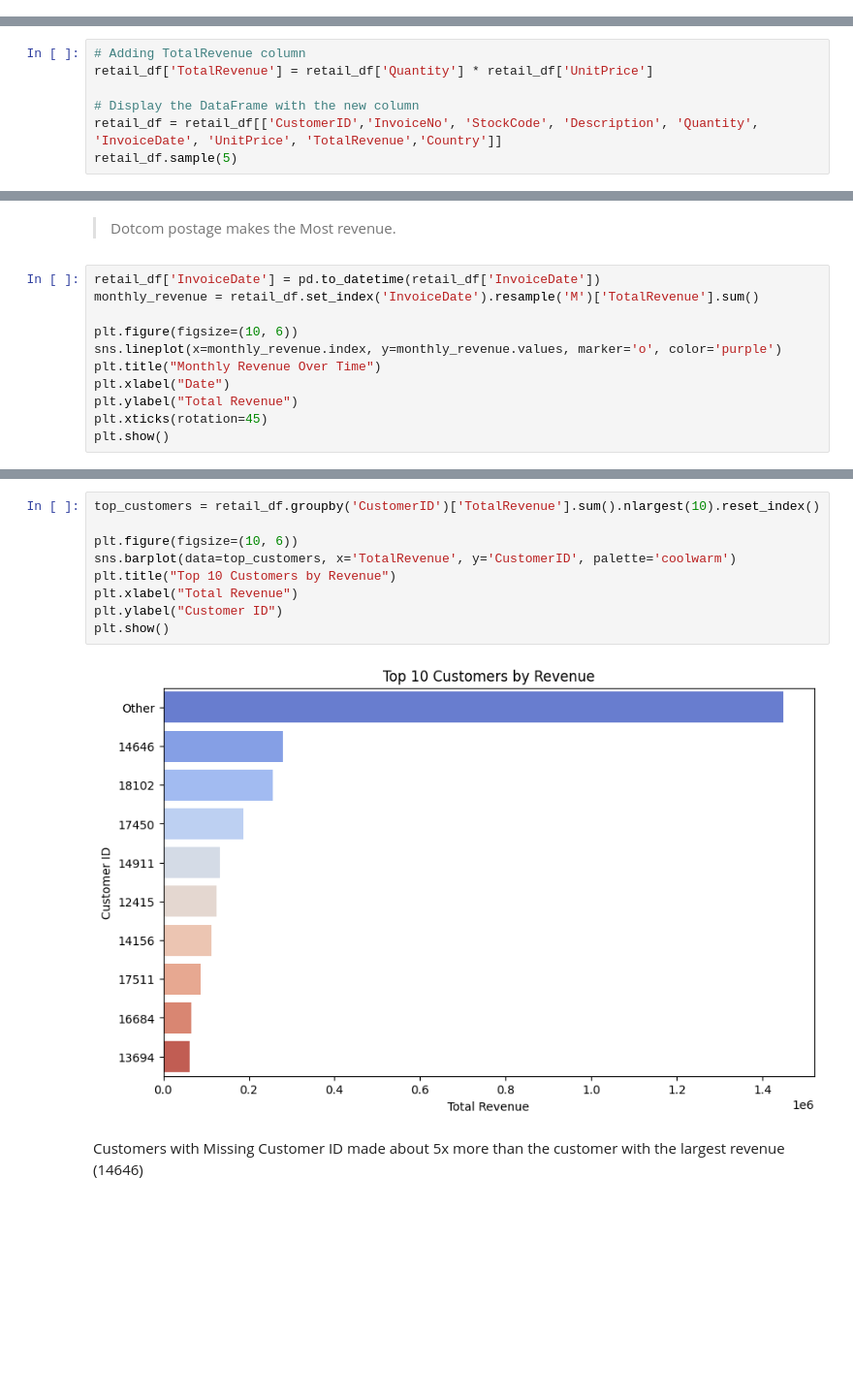
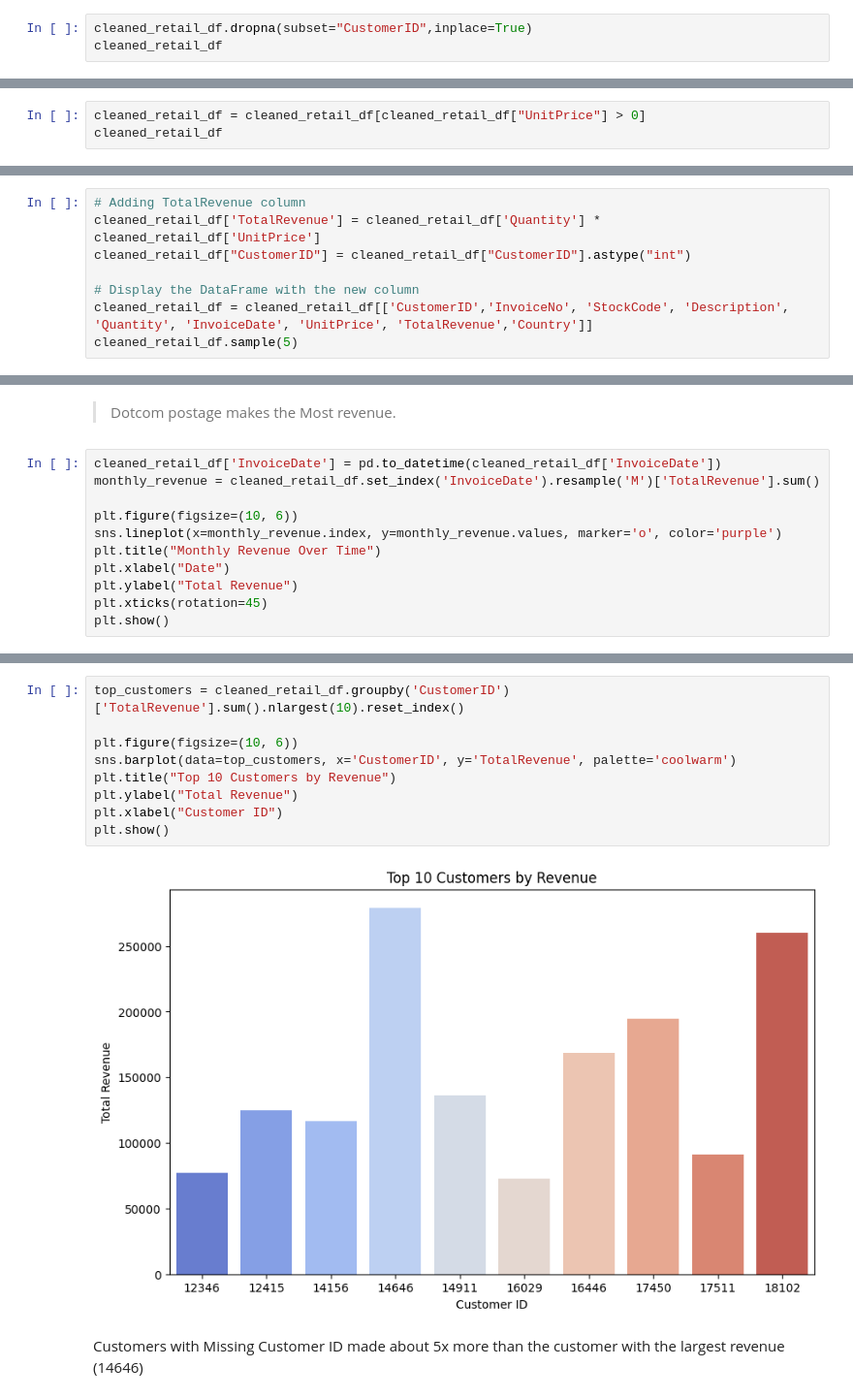
Before and after one commit to Darylwanji/CallCentre, a Jupyter notebook: Notebooks/RetailEDA.ipynb, the cells around one changed output, grey strips where cells are left out. Shown at 97% size. Saved outputs shown, nothing was run; the diff lists cells and outputs as text; blank space fills up the shorter version.

Commit message:
Retail RetailEDA

```diff
--- a/Notebooks/RetailEDA.ipynb
+++ b/Notebooks/RetailEDA.ipynb
@@ -128,0 +276,3 @@ dtype: int64
+# %%
+cleaned_retail_df.dropna(subset="CustomerID",inplace=True)
+cleaned_retail_df
@@ -128,0 +309,3 @@ dtype: int64
+# %%
+cleaned_retail_df = cleaned_retail_df[cleaned_retail_df["UnitPrice"] > 0]
+cleaned_retail_df
@@ -129,9 +344,10 @@ dtype: int64
 # %%
 # Adding TotalRevenue column
-retail_df['TotalRevenue'] = retail_df['Quantity'] * retail_df['UnitPrice']
+cleaned_retail_df['TotalRevenue'] = cleaned_retail_df['Quantity'] * cleaned_retail_df['UnitPrice']
+cleaned_retail_df["CustomerID"] = cleaned_retail_df["CustomerID"].astype("int")
 
 # Display the DataFrame with the new column
-retail_df = retail_df[['CustomerID','InvoiceNo', 'StockCode', 'Description', 'Quantity', 'InvoiceDate', 'UnitPrice', 'TotalRevenue','Country']]
-retail_df.sample(5)
+cleaned_retail_df = cleaned_retail_df[['CustomerID','InvoiceNo', 'StockCode', 'Description', 'Quantity', 'InvoiceDate', 'UnitPrice', 'TotalRevenue','Country']]
+cleaned_retail_df.sample(5)
 # %% [output]
 |  | CustomerID | InvoiceNo | StockCode | Description | Quantity | InvoiceDate | UnitPrice | TotalRevenue | ... |
@@ -175,8 +391,8 @@ plt.show()
 # %% [markdown]
 > Dotcom postage makes the Most revenue.
 # %%
-retail_df['InvoiceDate'] = pd.to_datetime(retail_df['InvoiceDate'])
-monthly_revenue = retail_df.set_index('InvoiceDate').resample('M')['TotalRevenue'].sum()
+cleaned_retail_df['InvoiceDate'] = pd.to_datetime(cleaned_retail_df['InvoiceDate'])
+monthly_revenue = cleaned_retail_df.set_index('InvoiceDate').resample('M')['TotalRevenue'].sum()
 
 plt.figure(figsize=(10, 6))
 sns.lineplot(x=monthly_revenue.index, y=monthly_revenue.values, marker='o', color='purple')
@@ -190,13 +406,13 @@ plt.show()
 # %%
-top_customers = retail_df.groupby('CustomerID')['TotalRevenue'].sum().nlargest(10).reset_index()
+top_customers = cleaned_retail_df.groupby('CustomerID')['TotalRevenue'].sum().nlargest(10).reset_index()
 
 plt.figure(figsize=(10, 6))
-sns.barplot(data=top_customers, x='TotalRevenue', y='CustomerID', palette='coolwarm')
+sns.barplot(data=top_customers, x='CustomerID', y='TotalRevenue', palette='coolwarm')
 plt.title("Top 10 Customers by Revenue")
-plt.xlabel("Total Revenue")
-plt.ylabel("Customer ID")
+plt.ylabel("Total Revenue")
+plt.xlabel("Customer ID")
 plt.show()
 # %% [output]
-[figure, old version]
+[figure, new version]
 # %% [markdown]
 Customers with Missing Customer ID made about 5x more than the customer with the largest revenue (14646)
```
Also changed, not shown: parts of 48 cells of this notebook, 3 other files.
